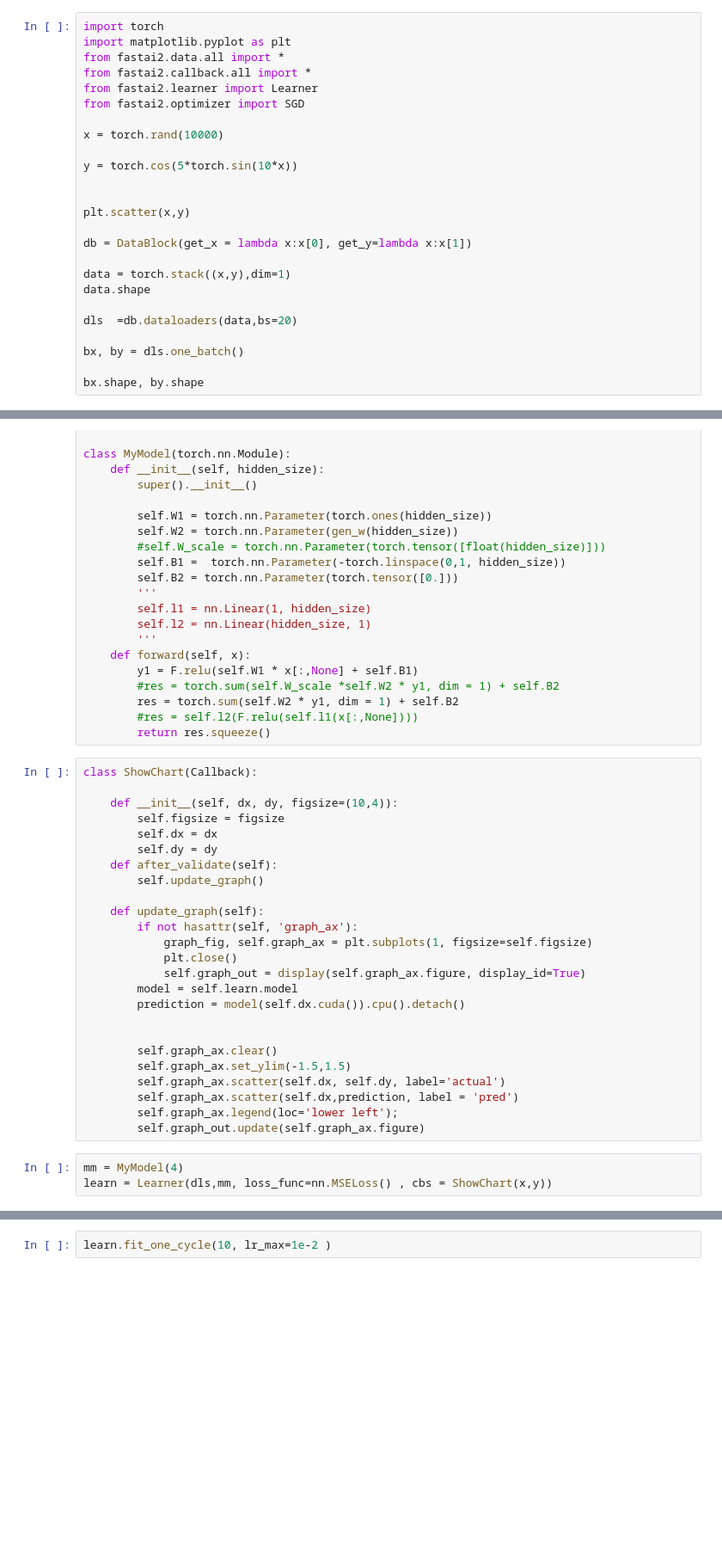
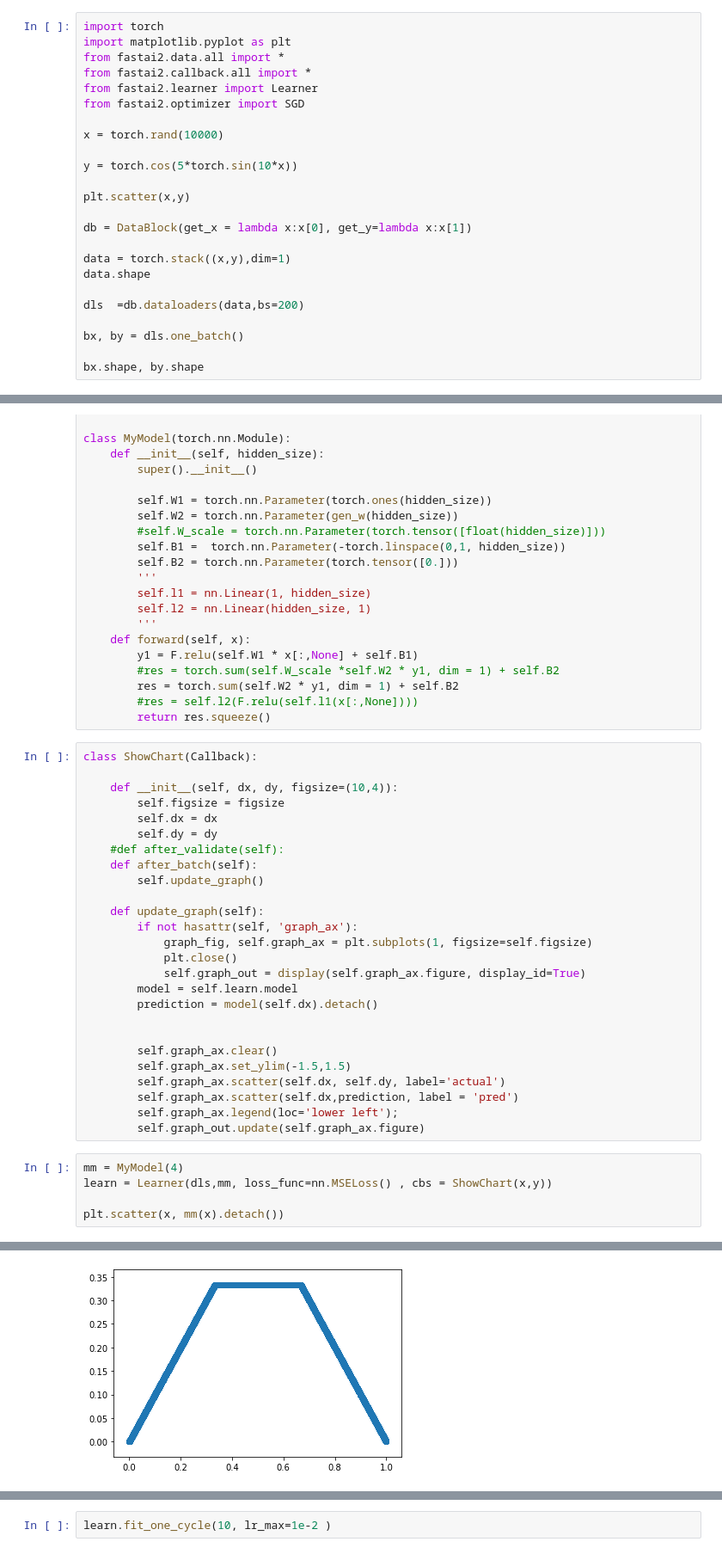
Before and after one commit to slawekslex/dl_experiments, a Jupyter notebook: misc/bars.ipynb, the cells around one changed output, grey strips where cells are left out. Shown at 86% size. Saved outputs shown, nothing was run; the diff lists cells and outputs as text; blank space fills up the shorter version.

```diff
--- a/misc/bars.ipynb
+++ b/misc/bars.ipynb
@@ -10,7 +10,6 @@ x = torch.rand(10000)
 
 y = torch.cos(5*torch.sin(10*x))
 
-
 plt.scatter(x,y)
 
 db = DataBlock(get_x = lambda x:x[0], get_y=lambda x:x[1])
@@ -18,7 +17,7 @@ db = DataBlock(get_x = lambda x:x[0], get_y=lambda x:x[1])
 data = torch.stack((x,y),dim=1)
 data.shape
 
-dls  =db.dataloaders(data,bs=20)
+dls  =db.dataloaders(data,bs=200)
 
 bx, by = dls.one_batch()
 
@@ -57,7 +56,8 @@ class ShowChart(Callback):
         self.figsize = figsize
         self.dx = dx
         self.dy = dy
-    def after_validate(self):
+    #def after_validate(self):
+    def after_batch(self):
         self.update_graph()
 
     def update_graph(self):
@@ -66,7 +66,7 @@ class ShowChart(Callback):
             plt.close()
             self.graph_out = display(self.graph_ax.figure, display_id=True)
         model = self.learn.model
-        prediction = model(self.dx.cuda()).cpu().detach()
+        prediction = model(self.dx).detach()
 
 
         self.graph_ax.clear()
@@ -78,3 +78,6 @@ class ShowChart(Callback):
 # %%
 mm = MyModel(4)
 learn = Learner(dls,mm, loss_func=nn.MSELoss() , cbs = ShowChart(x,y))
+
+plt.scatter(x, mm(x).detach())
+# %% [output]
@@ -80,0 +85 @@ learn = Learner(dls,mm, loss_func=nn.MSELoss() , cbs = ShowChart(x,y))
+[figure, added]
```
Also changed, not shown: parts of 17 cells of this notebook.
